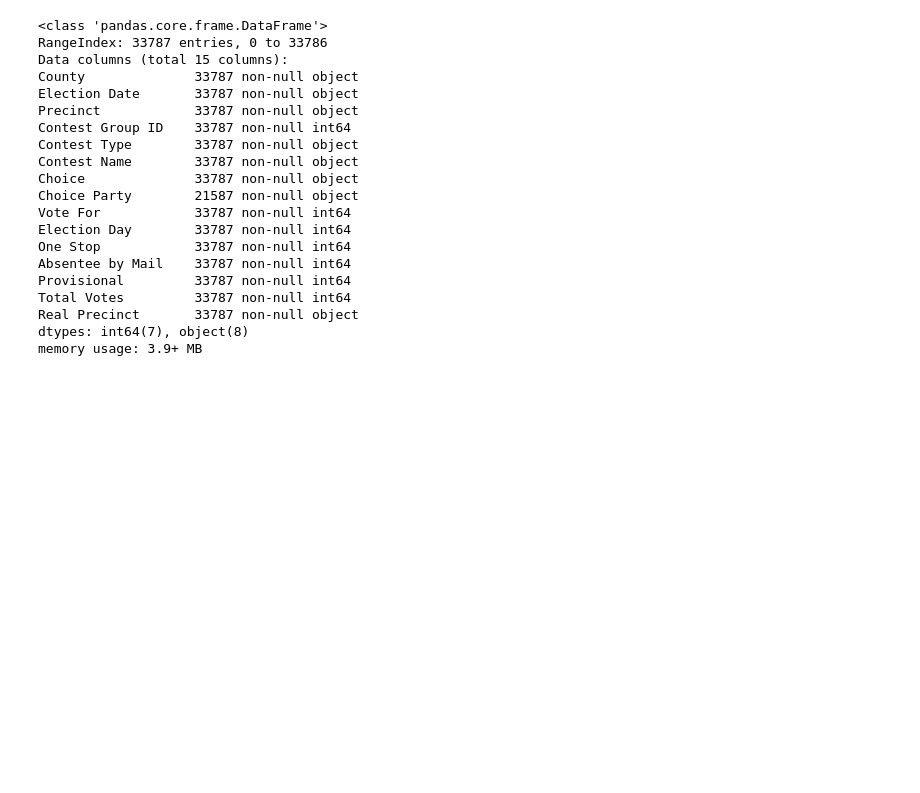
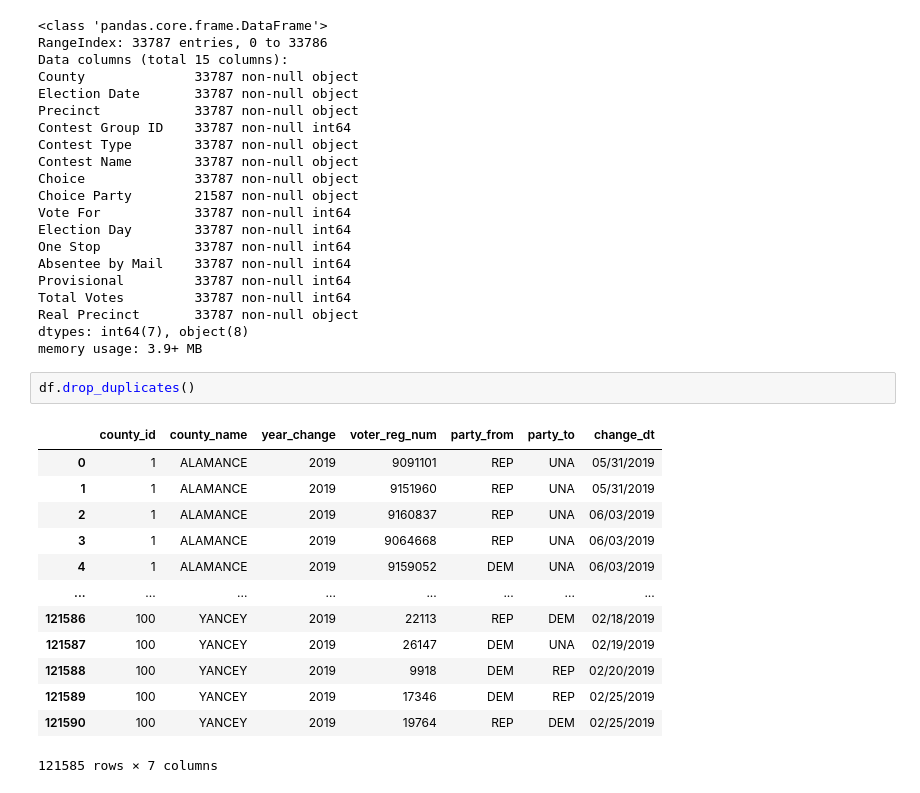
Before and after one commit to StevenDye/NC-Predicting-Political-Party-Changes, a Jupyter notebook: Master_Notebook.ipynb, the cells around one changed output. Cells and saved outputs as stored; diff of their text form; blank space fills up the shorter version.

```diff
--- a/Master_Notebook.ipynb
+++ b/Master_Notebook.ipynb
@@ -125,3 +123,19 @@ Total Votes         33787 non-null int64
 Real Precinct       33787 non-null object
 dtypes: int64(7), object(8)
 memory usage: 3.9+ MB
+# %%
+df.drop_duplicates()
+# %% [output]
+|  | county_id | county_name | year_change | voter_reg_num | party_from | party_to | change_dt |
+| 0 | 1 | ALAMANCE | 2019 | 9091101 | REP | UNA | 05/31/2019 |
+| 1 | 1 | ALAMANCE | 2019 | 9151960 | REP | UNA | 05/31/2019 |
+| 2 | 1 | ALAMANCE | 2019 | 9160837 | REP | UNA | 06/03/2019 |
+| 3 | 1 | ALAMANCE | 2019 | 9064668 | REP | UNA | 06/03/2019 |
+| 4 | 1 | ALAMANCE | 2019 | 9159052 | DEM | UNA | 06/03/2019 |
+| ... | ... | ... | ... | ... | ... | ... | ... |
+| 121586 | 100 | YANCEY | 2019 | 22113 | REP | DEM | 02/18/2019 |
+| 121587 | 100 | YANCEY | 2019 | 26147 | DEM | UNA | 02/19/2019 |
+| 121588 | 100 | YANCEY | 2019 | 9918 | DEM | REP | 02/20/2019 |
+| 121589 | 100 | YANCEY | 2019 | 17346 | DEM | REP | 02/25/2019 |
+| 121590 | 100 | YANCEY | 2019 | 19764 | REP | DEM | 02/25/2019 |
+121585 rows × 7 columns
```
Also changed, not shown: parts of 27 cells of this notebook.
